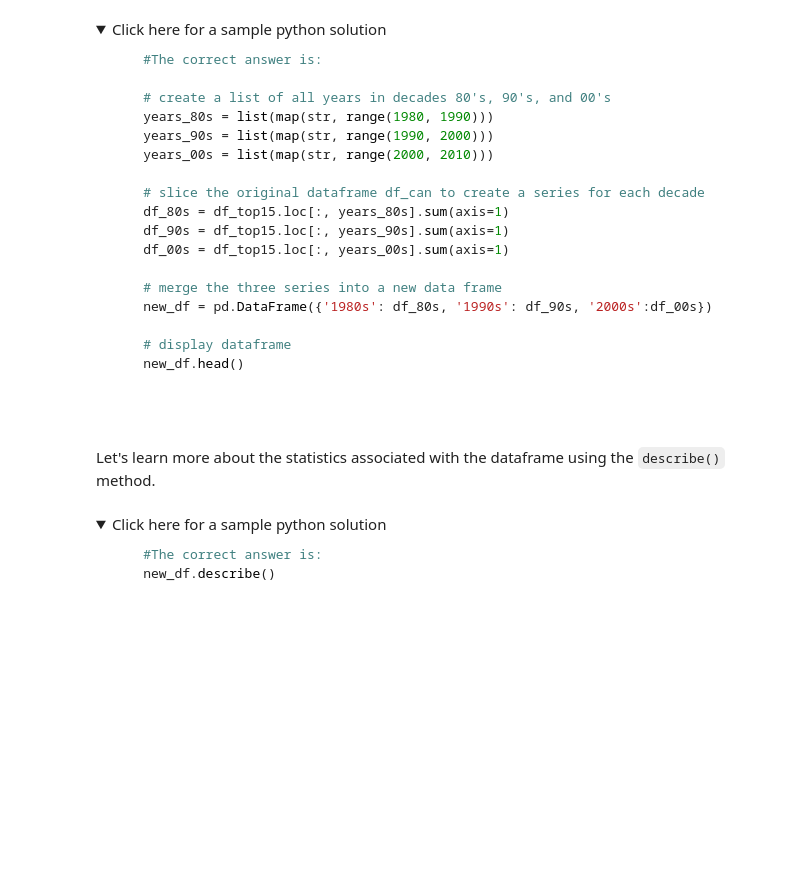
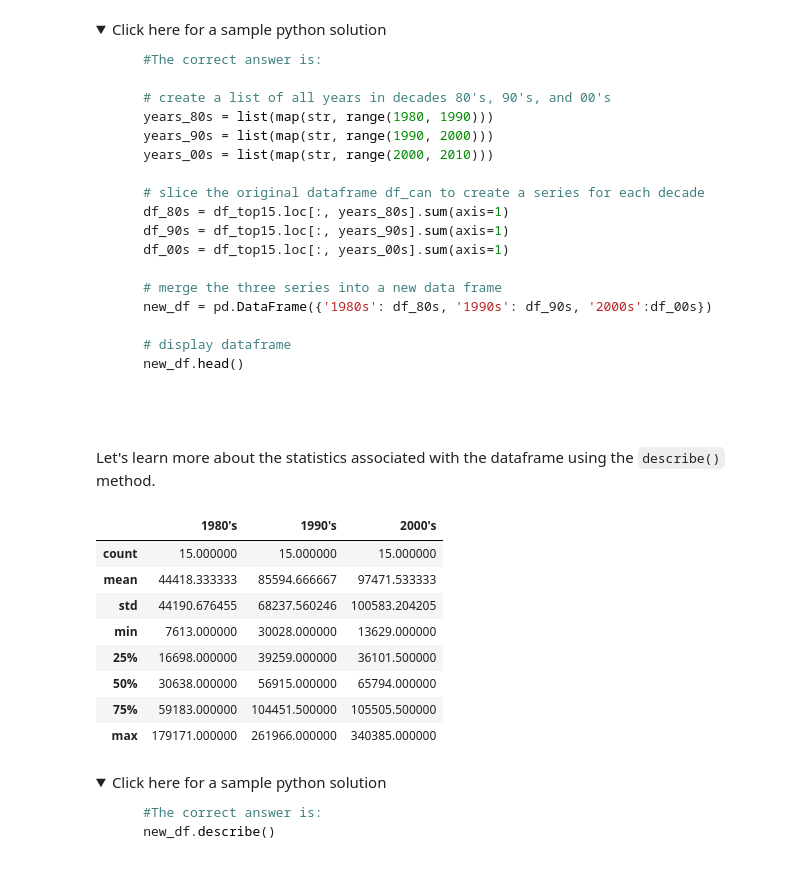
Before and after one commit to DurianDan/IBM-Data-Science-Professional-Certificate, a Jupyter notebook: 8_Data_Visualization_With_Python/week2/DV0101EN-Exercise-Pie-Charts-Box-Plots-Scatter-Plots-and-Bubble-Plots.jupyterlite.ipynb, the cells around one changed output. Drawn from its saved outputs; the diff is of its cells as text; code cells hidden in the pictures; folded sections open; blank space fills up the shorter version.

```diff
--- a/8_Data_Visualization_With_Python/week2/DV0101EN-Exercise-Pie-Charts-Box-Plots-Scatter-Plots-and-Bubble-Plots.jupyterlite.ipynb
+++ b/8_Data_Visualization_With_Python/week2/DV0101EN-Exercise-Pie-Charts-Box-Plots-Scatter-Plots-and-Bubble-Plots.jupyterlite.ipynb
@@ -485,6 +557,18 @@ Step 2: Create a new dataframe which contains the aggregate for each decade. One
 Let's learn more about the statistics associated with the dataframe using the `describe()` method.
 # %%
 ### type your answer here
+df_top15_describe = df_top15.describe()
+df_top15_describe
+# %% [output]
+|  | 1980's | 1990's | 2000's |
+| count | 15.000000 | 15.000000 | 15.000000 |
+| mean | 44418.333333 | 85594.666667 | 97471.533333 |
+| std | 44190.676455 | 68237.560246 | 100583.204205 |
+| min | 7613.000000 | 30028.000000 | 13629.000000 |
+| 25% | 16698.000000 | 39259.000000 | 36101.500000 |
+| 50% | 30638.000000 | 56915.000000 | 65794.000000 |
+| 75% | 59183.000000 | 104451.500000 | 105505.500000 |
+| max | 179171.000000 | 261966.000000 | 340385.000000 |
 # %% [markdown]
 <details><summary>Click here for a sample python solution</summary>
 
```
Also changed, not shown: parts of 25 cells of this notebook.
